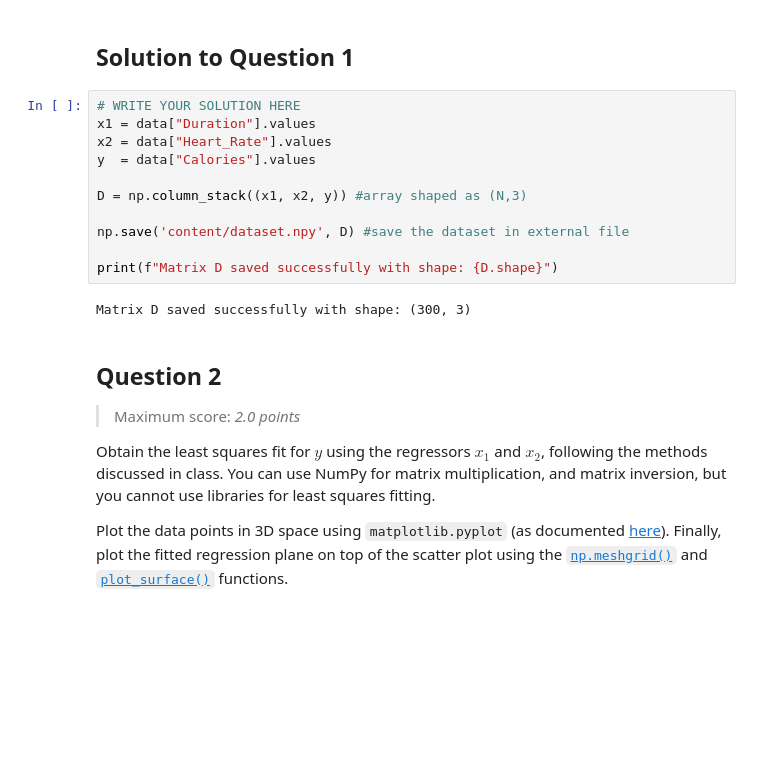
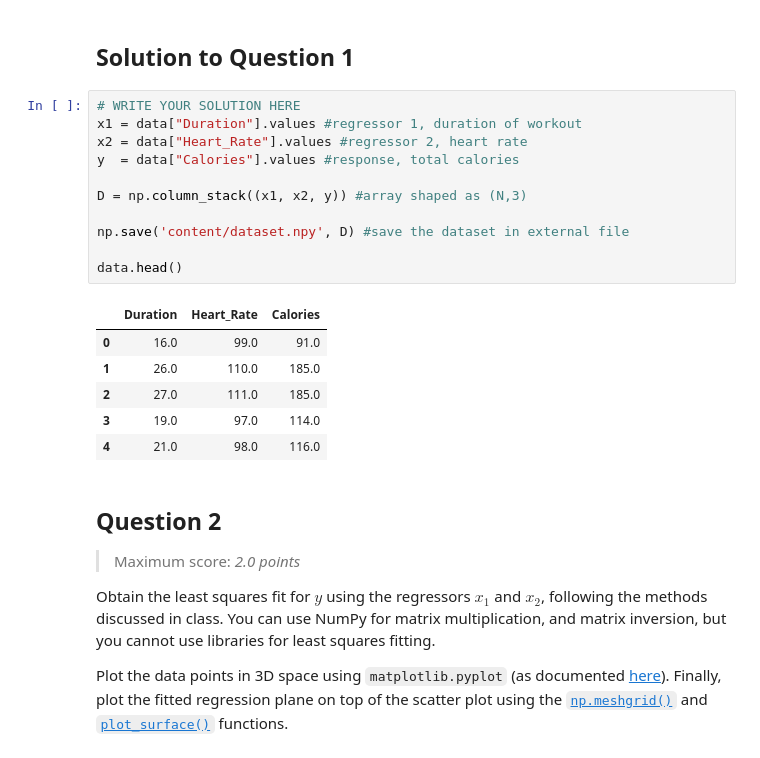
Before and after one commit to Jowi611/Statistics_PG10, a Jupyter notebook: Lab2.ipynb, the cells around one changed output. Drawn from its saved outputs; the diff is of its cells as text; blank space fills up the shorter version.

```diff
--- a/Lab2.ipynb
+++ b/Lab2.ipynb
@@ -89,17 +89,22 @@ col_vals = data["Duration"].values
 ## Solution to Question 1
 # %%
 # WRITE YOUR SOLUTION HERE
-x1 = data["Duration"].values
-x2 = data["Heart_Rate"].values
-y  = data["Calories"].values
+x1 = data["Duration"].values #regressor 1, duration of workout
+x2 = data["Heart_Rate"].values #regressor 2, heart rate
+y  = data["Calories"].values #response, total calories
 
 D = np.column_stack((x1, x2, y)) #array shaped as (N,3)
 
 np.save('content/dataset.npy', D) #save the dataset in external file
 
-print(f"Matrix D saved successfully with shape: {D.shape}")
+data.head()
 # %% [output]
-Matrix D saved successfully with shape: (300, 3)
+|  | Duration | Heart_Rate | Calories |
+| 0 | 16.0 | 99.0 | 91.0 |
+| 1 | 26.0 | 110.0 | 185.0 |
+| 2 | 27.0 | 111.0 | 185.0 |
+| 3 | 19.0 | 97.0 | 114.0 |
+| 4 | 21.0 | 98.0 | 116.0 |
 # %% [markdown]
 ## Question 2
 
```
Also changed, not shown: parts of 8 cells of this notebook, 3 other files.
